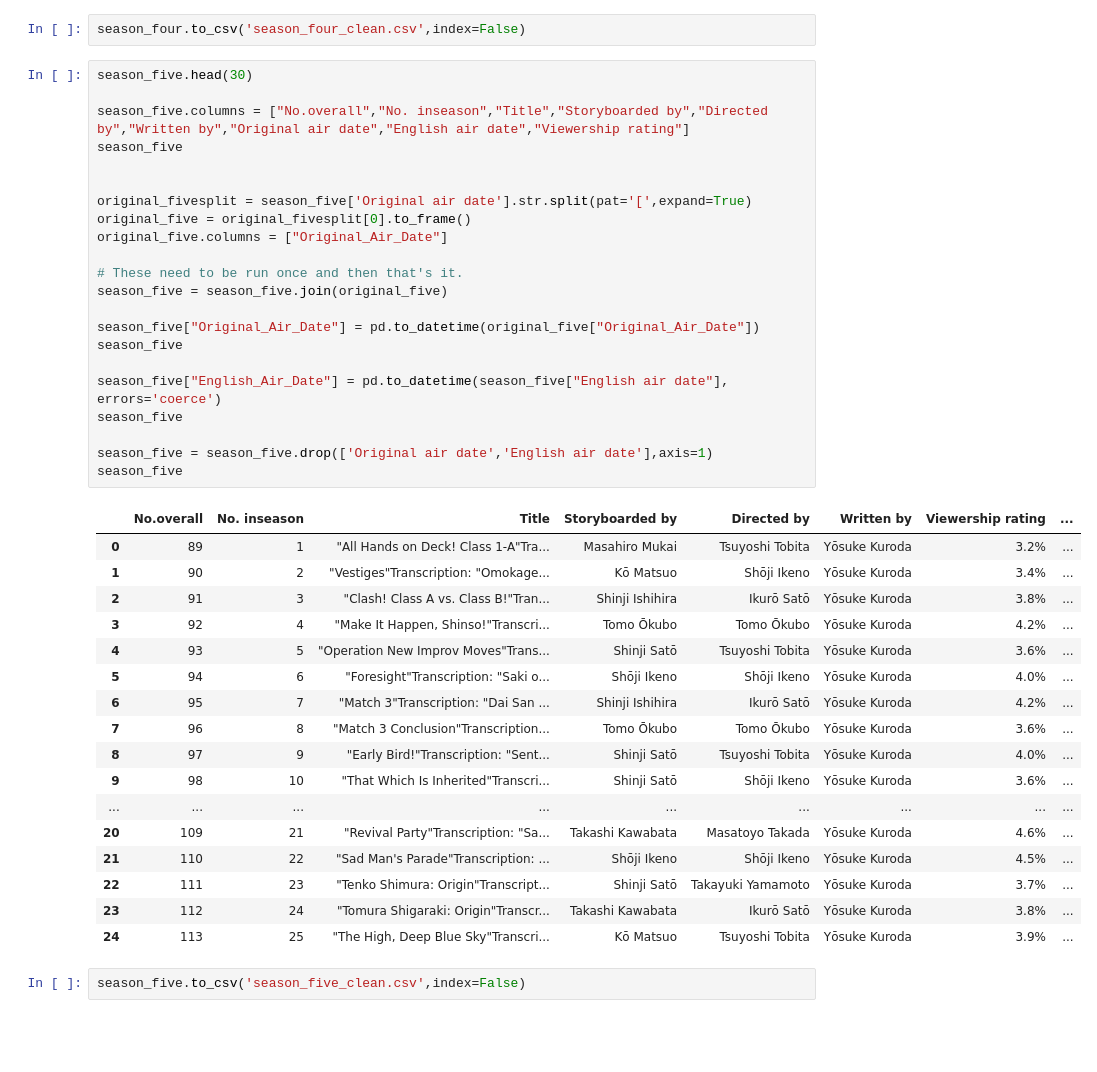
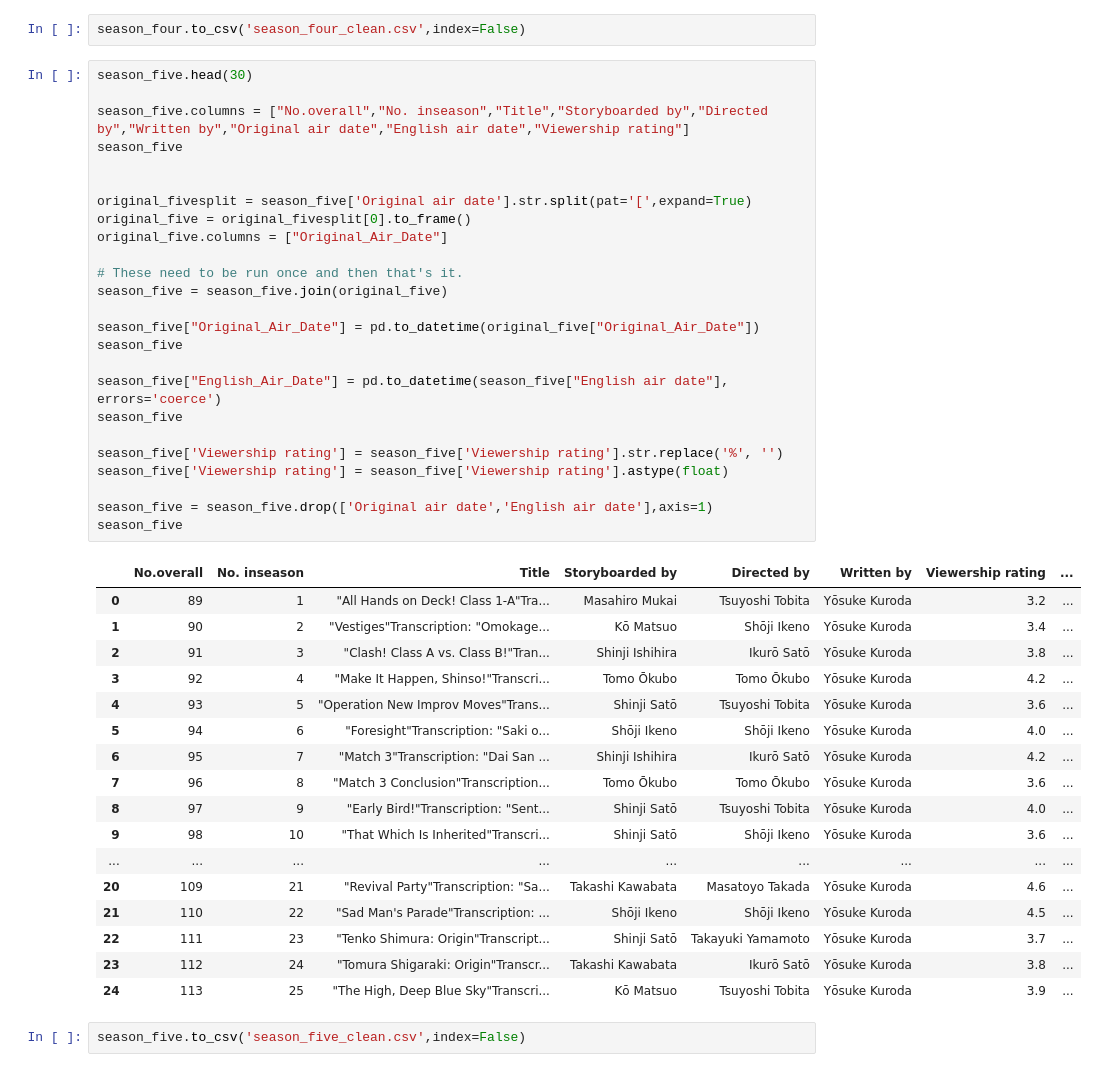
Before and after one commit to irwinjacky/AnimeShips, a Jupyter notebook: Anime_Clean.ipynb, the cells around one changed output. Cells and saved outputs as stored; diff of their text form; blank space fills up the shorter version.

```diff
--- a/Anime_Clean.ipynb
+++ b/Anime_Clean.ipynb
@@ -206,43 +210,46 @@ season_four.to_csv('season_four_clean.csv',index=False)
 # %%
 season_five.head(30)
 
 season_five.columns = ["No.overall","No. inseason","Title","Storyboarded by","Directed by","Written by","Original air date","English air date","Viewership rating"]
 season_five
 
 
 original_fivesplit = season_five['Original air date'].str.split(pat='[',expand=True)
 original_five = original_fivesplit[0].to_frame()
 original_five.columns = ["Original_Air_Date"]
 
 # These need to be run once and then that's it.
 season_five = season_five.join(original_five)
 
 season_five["Original_Air_Date"] = pd.to_datetime(original_five["Original_Air_Date"])
 season_five
 
 season_five["English_Air_Date"] = pd.to_datetime(season_five["English air date"], errors='coerce')
 season_five
 
+season_five['Viewership rating'] = season_five['Viewership rating'].str.replace('%', '')
+season_five['Viewership rating'] = season_five['Viewership rating'].astype(float)
+
 season_five = season_five.drop(['Original air date','English air date'],axis=1)
 season_five
 # %% [output]
 |  | No.overall | No. inseason | Title | Storyboarded by | Directed by | Written by | Viewership rating | ... |
-| 0 | 89 | 1 | "All Hands on Deck! Class 1-A"Tra... | Masahiro Mukai | Tsuyoshi Tobita | Yōsuke Kuroda | 3.2% | ... |
-| 1 | 90 | 2 | "Vestiges"Transcription: "Omokage... | Kō Matsuo | Shōji Ikeno | Yōsuke Kuroda | 3.4% | ... |
-| 2 | 91 | 3 | "Clash! Class A vs. Class B!"Tran... | Shinji Ishihira | Ikurō Satō | Yōsuke Kuroda | 3.8% | ... |
-| 3 | 92 | 4 | "Make It Happen, Shinso!"Transcri... | Tomo Ōkubo | Tomo Ōkubo | Yōsuke Kuroda | 4.2% | ... |
-| 4 | 93 | 5 | "Operation New Improv Moves"Trans... | Shinji Satō | Tsuyoshi Tobita | Yōsuke Kuroda | 3.6% | ... |
-| 5 | 94 | 6 | "Foresight"Transcription: "Saki o... | Shōji Ikeno | Shōji Ikeno | Yōsuke Kuroda | 4.0% | ... |
-| 6 | 95 | 7 | "Match 3"Transcription: "Dai San ... | Shinji Ishihira | Ikurō Satō | Yōsuke Kuroda | 4.2% | ... |
-| 7 | 96 | 8 | "Match 3 Conclusion"Transcription... | Tomo Ōkubo | Tomo Ōkubo | Yōsuke Kuroda | 3.6% | ... |
-| 8 | 97 | 9 | "Early Bird!"Transcription: "Sent... | Shinji Satō | Tsuyoshi Tobita | Yōsuke Kuroda | 4.0% | ... |
-| 9 | 98 | 10 | "That Which Is Inherited"Transcri... | Shinji Satō | Shōji Ikeno | Yōsuke Kuroda | 3.6% | ... |
+| 0 | 89 | 1 | "All Hands on Deck! Class 1-A"Tra... | Masahiro Mukai | Tsuyoshi Tobita | Yōsuke Kuroda | 3.2 | ... |
+| 1 | 90 | 2 | "Vestiges"Transcription: "Omokage... | Kō Matsuo | Shōji Ikeno | Yōsuke Kuroda | 3.4 | ... |
+| 2 | 91 | 3 | "Clash! Class A vs. Class B!"Tran... | Shinji Ishihira | Ikurō Satō | Yōsuke Kuroda | 3.8 | ... |
+| 3 | 92 | 4 | "Make It Happen, Shinso!"Transcri... | Tomo Ōkubo | Tomo Ōkubo | Yōsuke Kuroda | 4.2 | ... |
+| 4 | 93 | 5 | "Operation New Improv Moves"Trans... | Shinji Satō | Tsuyoshi Tobita | Yōsuke Kuroda | 3.6 | ... |
+| 5 | 94 | 6 | "Foresight"Transcription: "Saki o... | Shōji Ikeno | Shōji Ikeno | Yōsuke Kuroda | 4.0 | ... |
+| 6 | 95 | 7 | "Match 3"Transcription: "Dai San ... | Shinji Ishihira | Ikurō Satō | Yōsuke Kuroda | 4.2 | ... |
+| 7 | 96 | 8 | "Match 3 Conclusion"Transcription... | Tomo Ōkubo | Tomo Ōkubo | Yōsuke Kuroda | 3.6 | ... |
+| 8 | 97 | 9 | "Early Bird!"Transcription: "Sent... | Shinji Satō | Tsuyoshi Tobita | Yōsuke Kuroda | 4.0 | ... |
+| 9 | 98 | 10 | "That Which Is Inherited"Transcri... | Shinji Satō | Shōji Ikeno | Yōsuke Kuroda | 3.6 | ... |
 | ... | ... | ... | ... | ... | ... | ... | ... | ... |
-| 20 | 109 | 21 | "Revival Party"Transcription: "Sa... | Takashi Kawabata | Masatoyo Takada | Yōsuke Kuroda | 4.6% | ... |
-| 21 | 110 | 22 | "Sad Man's Parade"Transcription: ... | Shōji Ikeno | Shōji Ikeno | Yōsuke Kuroda | 4.5% | ... |
-| 22 | 111 | 23 | "Tenko Shimura: Origin"Transcript... | Shinji Satō | Takayuki Yamamoto | Yōsuke Kuroda | 3.7% | ... |
-| 23 | 112 | 24 | "Tomura Shigaraki: Origin"Transcr... | Takashi Kawabata | Ikurō Satō | Yōsuke Kuroda | 3.8% | ... |
-| 24 | 113 | 25 | "The High, Deep Blue Sky"Transcri... | Kō Matsuo | Tsuyoshi Tobita | Yōsuke Kuroda | 3.9% | ... |
+| 20 | 109 | 21 | "Revival Party"Transcription: "Sa... | Takashi Kawabata | Masatoyo Takada | Yōsuke Kuroda | 4.6 | ... |
+| 21 | 110 | 22 | "Sad Man's Parade"Transcription: ... | Shōji Ikeno | Shōji Ikeno | Yōsuke Kuroda | 4.5 | ... |
+| 22 | 111 | 23 | "Tenko Shimura: Origin"Transcript... | Shinji Satō | Takayuki Yamamoto | Yōsuke Kuroda | 3.7 | ... |
+| 23 | 112 | 24 | "Tomura Shigaraki: Origin"Transcr... | Takashi Kawabata | Ikurō Satō | Yōsuke Kuroda | 3.8 | ... |
+| 24 | 113 | 25 | "The High, Deep Blue Sky"Transcri... | Kō Matsuo | Tsuyoshi Tobita | Yōsuke Kuroda | 3.9 | ... |
 # %%
 season_five.to_csv('season_five_clean.csv',index=False)
 # %%
```
Also changed, not shown: parts of 5 cells of this notebook.
